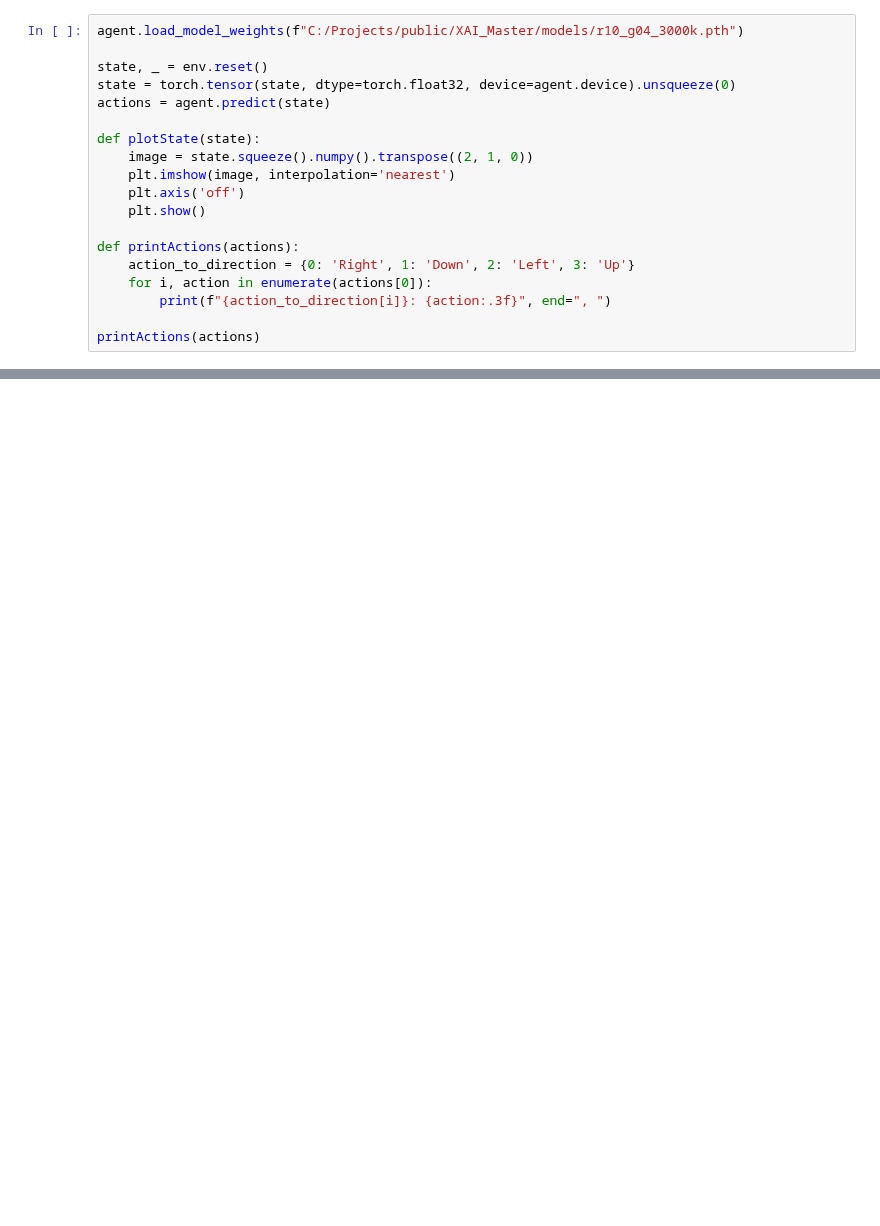
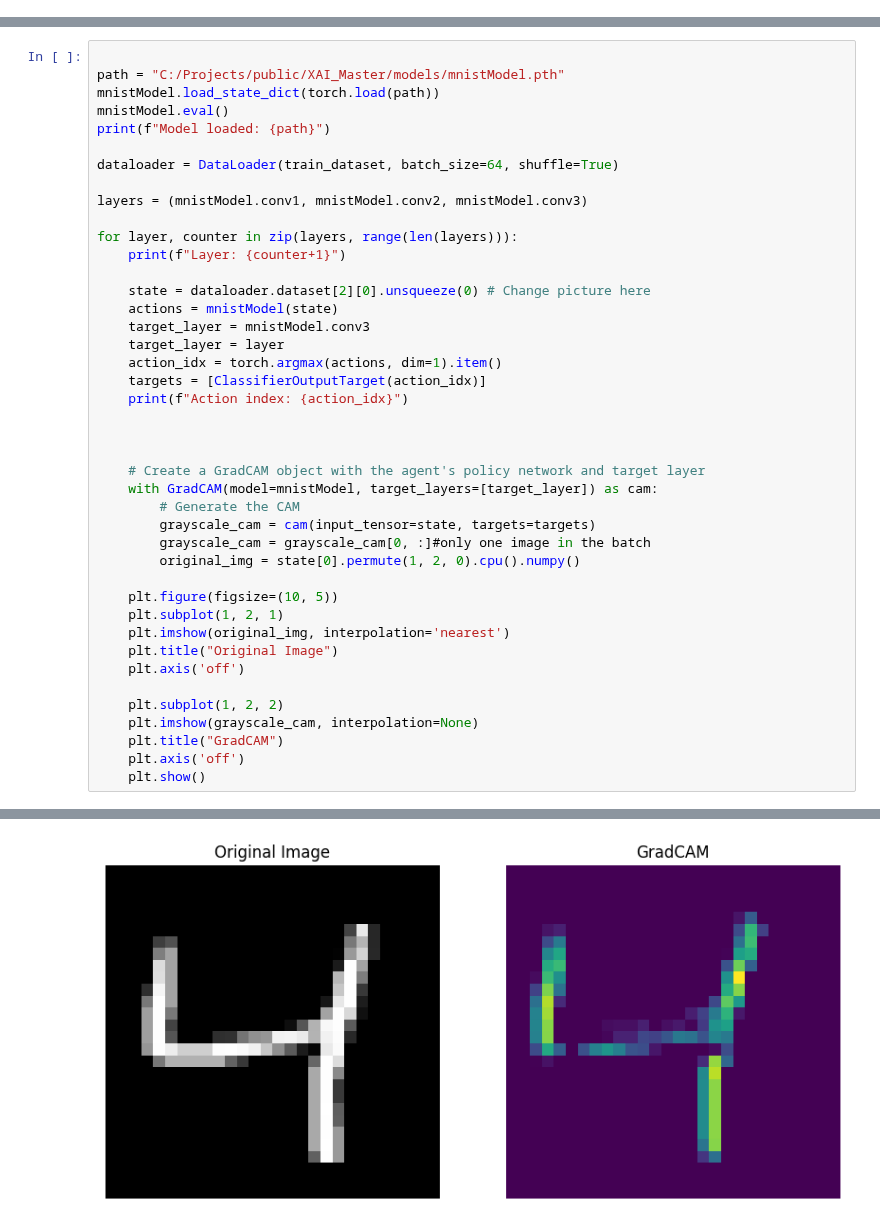
Before and after one commit to gunhamn/public, a Jupyter notebook: XAI_Master/gradCam.ipynb, the cells around one changed output, grey strips where cells are left out. Drawn from its saved outputs; the diff is of its cells as text; blank space fills up the shorter version.

```diff
--- a/XAI_Master/gradCam.ipynb
+++ b/XAI_Master/gradCam.ipynb
@@ -117,22 +119,3 @@ if __name__ == "__main__":
               "r10_g08_1500k",
               "r10_g09_1500k",
               "r10_g10_1500k"]
-# %%
-agent.load_model_weights(f"C:/Projects/public/XAI_Master/models/r10_g04_3000k.pth")
-
-state, _ = env.reset()
-state = torch.tensor(state, dtype=torch.float32, device=agent.device).unsqueeze(0)
-actions = agent.predict(state)
-
-def plotState(state):
-    image = state.squeeze().numpy().transpose((2, 1, 0))
-    plt.imshow(image, interpolation='nearest')
-    plt.axis('off')
-    plt.show()
-
-def printActions(actions):
-    action_to_direction = {0: 'Right', 1: 'Down', 2: 'Left', 3: 'Up'}
-    for i, action in enumerate(actions[0]):
-        print(f"{action_to_direction[i]}: {action:.3f}", end=", ")
-
-printActions(actions)
@@ -141,0 +207,43 @@ Right: 0.635, Down: 0.701, Left: 0.663, Up: 0.670,
+# %%
+
+path = "C:/Projects/public/XAI_Master/models/mnistModel.pth"
+mnistModel.load_state_dict(torch.load(path))
+mnistModel.eval()
+print(f"Model loaded: {path}")
+
+dataloader = DataLoader(train_dataset, batch_size=64, shuffle=True)
+
+layers = (mnistModel.conv1, mnistModel.conv2, mnistModel.conv3)
+
+for layer, counter in zip(layers, range(len(layers))):
+    print(f"Layer: {counter+1}")
+
+    state = dataloader.dataset[2][0].unsqueeze(0) # Change picture here
+    actions = mnistModel(state)
+    target_layer = mnistModel.conv3
+    target_layer = layer
+    action_idx = torch.argmax(actions, dim=1).item()
+    targets = [ClassifierOutputTarget(action_idx)]
+    print(f"Action index: {action_idx}")
+
+
+
+    # Create a GradCAM object with the agent's policy network and target layer
+    with GradCAM(model=mnistModel, target_layers=[target_layer]) as cam:
+        # Generate the CAM
+        grayscale_cam = cam(input_tensor=state, targets=targets)
+        grayscale_cam = grayscale_cam[0, :]#only one image in the batch
+        original_img = state[0].permute(1, 2, 0).cpu().numpy()
+
+    plt.figure(figsize=(10, 5))
+    plt.subplot(1, 2, 1)
+    plt.imshow(original_img, interpolation='nearest')
+    plt.title("Original Image")
+    plt.axis('off')
+
+    plt.subplot(1, 2, 2)
+    plt.imshow(grayscale_cam, interpolation=None)
+    plt.title("GradCAM")
+    plt.axis('off')
+    plt.show()
+# %% [output]
@@ -141,0 +253 @@ Right: 0.635, Down: 0.701, Left: 0.663, Up: 0.670,
+[figure, added]
```
Also changed, not shown: parts of 6 cells of this notebook, 8 other files.
